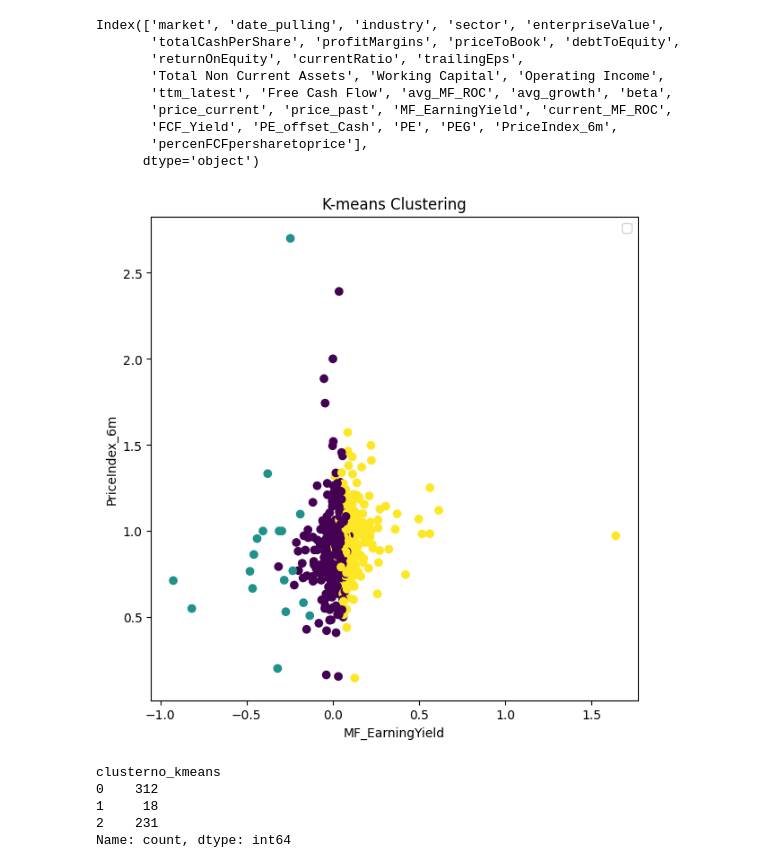
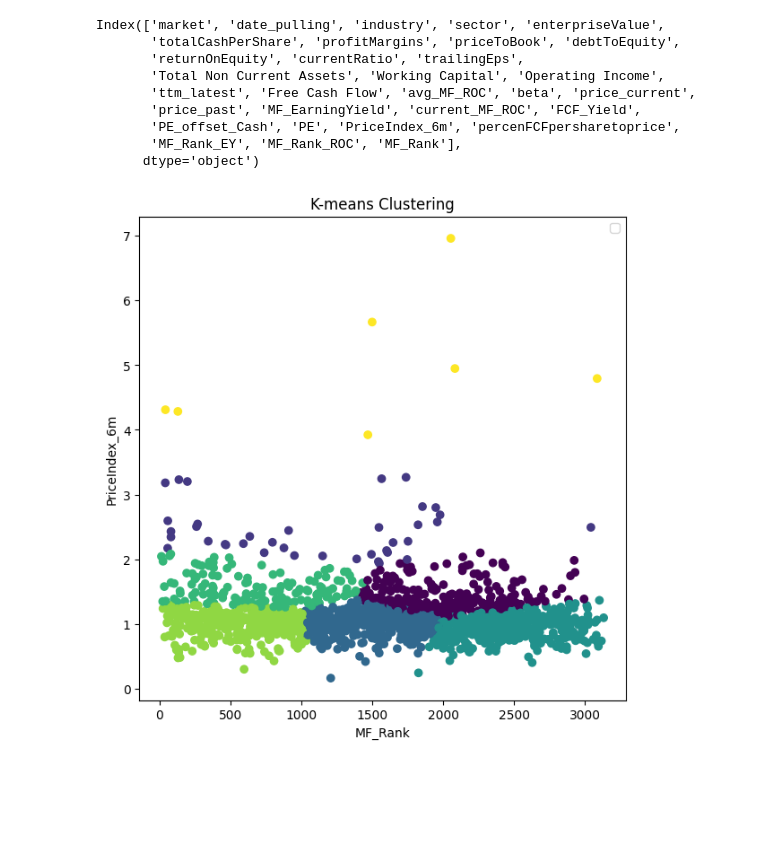
Before and after one commit to NarasetS/Essence_of_Healthy_Stocks, a Jupyter notebook: 3_ClusteringAnalysis.ipynb, the cells around one changed output. Cells and saved outputs as stored; diff of their text form; code cells hidden in the pictures; blank space fills up the shorter version.

```diff
--- a/3_ClusteringAnalysis.ipynb
+++ b/3_ClusteringAnalysis.ipynb
@@ -35 +26,5 @@ count    561.000000      561.000000    561.000000   561.000000
       dtype='object')
+# %%
+data = data.loc[(data['MF_EarningYield'] > 0) & (data['current_MF_ROC'] > 0)]
+
+print(data.describe())
@@ -36,10 +49,14 @@ count    561.000000      561.000000    561.000000   561.000000
+# %%
+data['MF_Rank_EY'] = (data['MF_EarningYield'].rank(method='max'))
+data['MF_Rank_ROC'] = ((data['avg_MF_ROC'] + data['current_MF_ROC'])/2).rank(method='max')
+data['MF_Rank'] = data['MF_Rank_EY'] + data['MF_Rank_ROC']
+
+data = data.set_index('ticker')
 # %%
 data_features = data[
     [
-     'MF_EarningYield',
-     'current_MF_ROC',
-    #  'FCF_Yield',
-    #  'priceToBook',
+     'MF_Rank',
+     'PriceIndex_6m',
      ]
 ]
 print(data_features.columns)
@@ -77,13 +94,13 @@ dataplot = sns.heatmap(round(scaled_df.corr(numeric_only=True),2), cmap="YlGnBu"
 
 # Elbow Method
 wcss = []
-for i in range(1, 11):
+for i in range(1, 21):
     kmeans = KMeans(n_clusters=i,random_state= 1)
     kmeans.fit(scaled_data)
     wcss.append(kmeans.inertia_)
 
 plt.figure(figsize=(5, 3))
-plt.plot(range(1, 11), wcss, marker='o', linestyle='--')
+plt.plot(range(1, 21), wcss, marker='o', linestyle='--')
 plt.title('Elbow Method')
 plt.xlabel('Number of clusters')
 plt.ylabel('WCSS')
@@ -92,14 +109,14 @@ plt.show()
 
 # Silhouette Analysis
 silhouette_scores = []
-for n_clusters in range(2, 11):
+for n_clusters in range(2, 21):
     kmeans = KMeans(n_clusters=n_clusters,random_state=1)
     cluster_labels = kmeans.fit_predict(scaled_data)
     silhouette_avg = silhouette_score(scaled_data, cluster_labels)
     silhouette_scores.append(silhouette_avg)
 
 plt.figure(figsize=(5, 3))
-plt.plot(range(2, 11), silhouette_scores, marker='o', linestyle='--', color='r')
+plt.plot(range(2, 21), silhouette_scores, marker='o', linestyle='--', color='r')
 plt.title('Silhouette Analysis')
 plt.xlabel('Number of clusters')
 plt.ylabel('Silhouette Score')
@@ -111,47 +128,39 @@ plt.show()
 # %%
 # K-means clustering
-n_clusters = 3
+n_clusters = 7
 kmeans = KMeans(n_clusters=n_clusters,random_state = 1)
 kmeans_labels = kmeans.fit_predict(scaled_data)
 
 # Plotting the clusters
 fig, ax1 = plt.subplots(1, 1, figsize=(7, 7))
 
 print(data.columns)
 yax = "PriceIndex_6m"
-xax = "MF_EarningYield"
+xax = "MF_Rank"
 
 # K-means plot
 ax1.scatter(data[xax], data[yax], c=kmeans_labels, cmap='viridis')
 ax1.set_title('K-means Clustering')
 ax1.set_xlabel(xax)
 ax1.set_ylabel(yax)
 ax1.legend(loc='upper right')
 
 
 plt.show()
 # %% [output]
 Index(['market', 'date_pulling', 'industry', 'sector', 'enterpriseValue',
        'totalCashPerShare', 'profitMargins', 'priceToBook', 'debtToEquity',
        'returnOnEquity', 'currentRatio', 'trailingEps',
        'Total Non Current Assets', 'Working Capital', 'Operating Income',
-       'ttm_latest', 'Free Cash Flow', 'avg_MF_ROC', 'avg_growth', 'beta',
-       'price_current', 'price_past', 'MF_EarningYield', 'current_MF_ROC',
-       'FCF_Yield', 'PE_offset_Cash', 'PE', 'PEG', 'PriceIndex_6m',
-       'percenFCFpersharetoprice'],
+       'ttm_latest', 'Free Cash Flow', 'avg_MF_ROC', 'beta', 'price_current',
+       'price_past', 'MF_EarningYield', 'current_MF_ROC', 'FCF_Yield',
+       'PE_offset_Cash', 'PE', 'PriceIndex_6m', 'percenFCFpersharetoprice',
+       'MF_Rank_EY', 'MF_Rank_ROC', 'MF_Rank'],
       dtype='object')
-[figure, old version]
+[figure, new version]
 # %%
 data['clusterno_kmeans'] = kmeans_labels
-print(data['clusterno_kmeans'].value_counts().sort_index())
-
 data.to_csv('clustered_'+filename,index= True)
-# %% [output]
-clusterno_kmeans
-0    312
-1     18
-2    231
-Name: count, dtype: int64
 # %%
 #add three histograms to one plot
 bpdata = []
```
Also changed, not shown: parts of 11 cells of this notebook, 8 other files.
